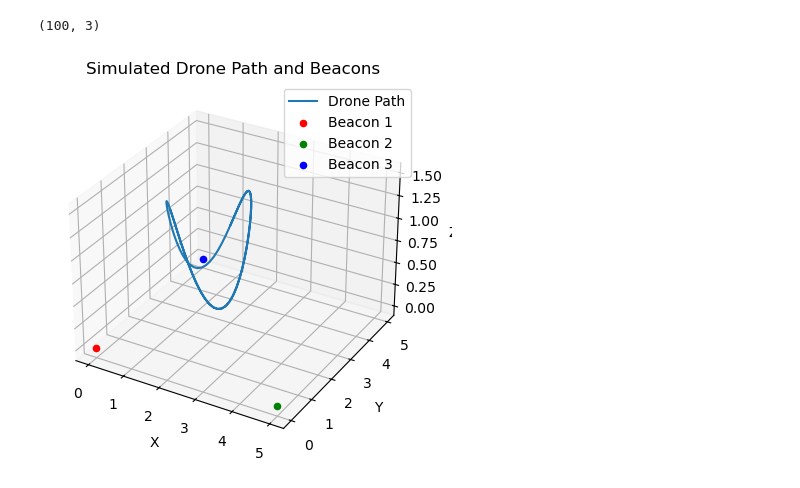
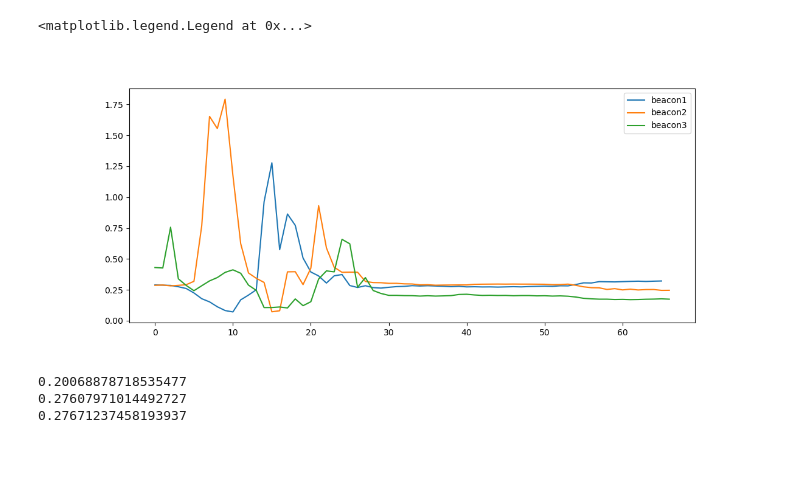
Before and after one commit to BrianTheAbyssGazer/Multi-beacon-ranging-system-for-underwater-robotics, a Jupyter notebook: Source Code/Data reading/Multi-beacon distance reading.ipynb, the cells around one changed output. Drawn from its saved outputs; the diff is of its cells as text; code cells hidden in the pictures; blank space fills up the shorter version.

```diff
--- a/Source Code/Data reading/Multi-beacon distance reading.ipynb
+++ b/Source Code/Data reading/Multi-beacon distance reading.ipynb
@@ -119,30 +113,0 @@ def trilateration_3d(P1, P2, P3, d1, d2, d3):
-# %%
-import numpy as np
-import matplotlib.pyplot as plt
-
-# Define beacon positions (fixed)
-P1 = np.array([0, 0, 0])
-P2 = np.array([5, 0, 0])
-P3 = np.array([0, 5, 0])
-beacons = [P1, P2, P3]
-simulation = 0
-if(simulation):
-    # Generate drone path: e.g., a helical or sinusoidal path
-    t = np.linspace(0, 10, 100)
-    drone_path = np.array([
-        2 + np.sin(t),       # x
-        2 + np.cos(t),       # y
-        1 + 0.5 * np.sin(2*t)  # z
-    ]).T  # shape (100, 3)
-
-    # Calculate distances to each beacon over time
-    distances = np.array([
-        [np.linalg.norm(pos - P1),
-        np.linalg.norm(pos - P2),
-        np.linalg.norm(pos - P3)]
-        for pos in drone_path
-    ])
-    Trilater_drone_path = np.array([trilateration_3d(P1,P2,P3,d[0],d[1],d[2]) for d in distances])
-# %% [output]
-(100, 3)
-[figure, removed]
@@ -167,0 +114,32 @@ plt.show()
+# %%
+P1 = np.array([-2, 0, 0])
+P2 = np.array([2.5, 0, 0])
+P3 = np.array([0.4, 0.4, -1.6])
+data = np.load('distances_sink.npz')
+distance1, distance2, distance3 = data['arr_1'],data['arr_2'],data['arr_3']
+plt.figure(figsize=(12,5))
+plt.plot(distance1,label='beacon1')
+plt.plot(distance2,label='beacon2')
+plt.plot(distance3,label='beacon3')
+plt.legend()
+#plt.ylim(0.18, 0.2)
+#plt.ylim(0.25, 0.28)
+#plt.ylim(0.2, 0.3)
+# %% [output]
+<matplotlib.legend.Legend at 0x...>
+[figure, added]
+# %%
+d1=distance1[distance1>0.18]
+d1=d1[d1<0.2]
+d2=distance2[distance2>0.25]
+d2=d2[d2<0.28]
+d3=distance3[distance3>0.22]
+d3=d3[d3<0.3]
+offset = -0.01
+print(np.average(d1)-offset)
+print(np.average(d2)-offset)
+print(np.average(d3)-offset)
+# %% [output]
+0.20068878718535477
+0.27607971014492727
+0.27671237458193937
```
Also changed, not shown: parts of 5 cells of this notebook, 6 other files.
